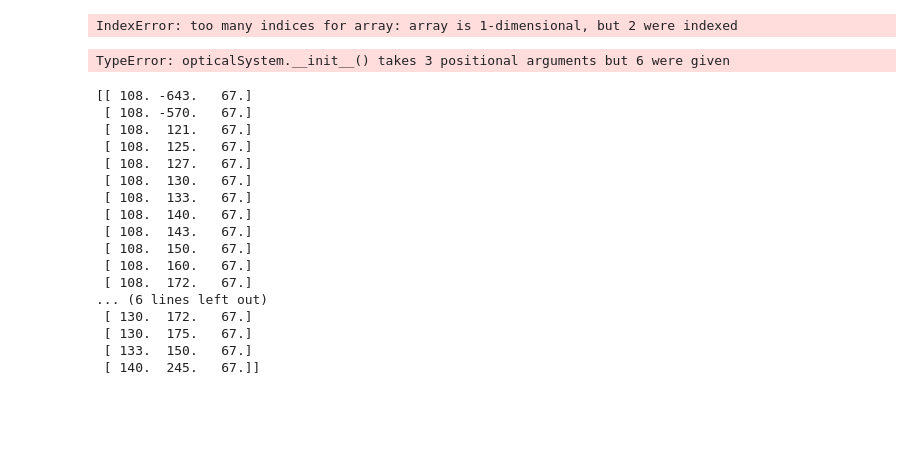
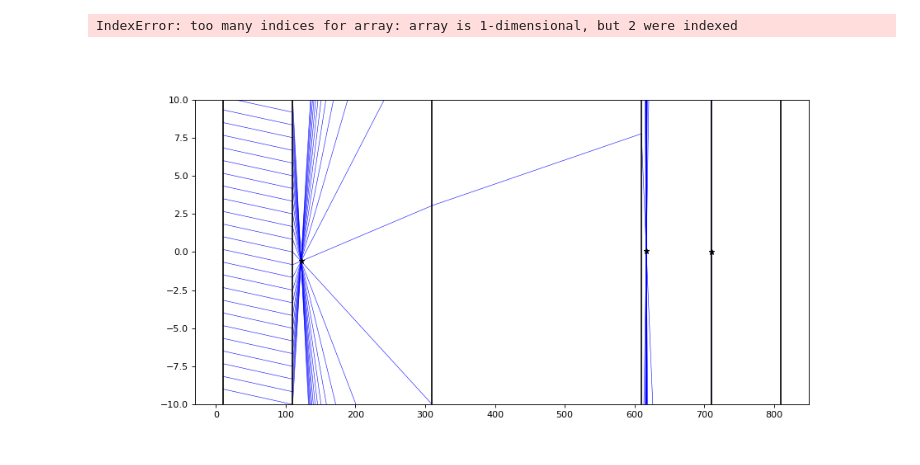
Before and after one commit to Leviticoos/Digichrome, a Jupyter notebook: Lens Sim/LensAnalysis2.ipynb, the cells around one changed output. Drawn from its saved outputs; the diff is of its cells as text; code cells hidden in the pictures; blank space fills up the shorter version.

```diff
--- a/Lens Sim/LensAnalysis2.ipynb
+++ b/Lens Sim/LensAnalysis2.ipynb
@@ -20,7 +20,7 @@ class opticalSystem:
         y0 = y1 + (rayC*self.delX[0])
         y = [y0, y1]
         slope = rayC
-        for i in range(0,len(self.c)-1):
+        for i in range(0,len(self.c)):
             slope = slope + self.c[i]*y[-1]
             y.append(y[-1] - slope*self.delX[i])
 
@@ -174,58 +174,35 @@ plotLenses(100*data[:,3], data[:,1]/data[:,3], 'Focal Length vs Filter Magnifica
 The list is now 0 long
 IndexError: too many indices for array: array is 1-dimensional, but 2 were indexed
 # %%
-# params ordered inner image x, " y, outer image x, " y, focal length 1, 2, 3, gap1, gap2, optical center x, "y
-for i in np.arange(0,15,1):
-    #EXAMPLE:intersection of two rays put through an optical system, as well as graphic output of said rays
-    lens1Focal = data[i,4]
-    lens2Focal = data[i,5]
-    lens3Focal = data[i,6]
-    gap1 = data[i,7]
-    gap2 = data[i,8]
-    lens1 = opticalSystem(lens1Focal, gap1, lens2Focal, gap2, lens3Focal)
-    rays = imageRays(9999,1000,10,25)
+def rayTracePlot(lens, rays=imageRays(9999,1000,10,25)):
+        '''This function takes in a lens object and optionally a set of incoming rays (if null, will use generic rays)
+        It outputs nothing, but makes a pretty ray trace graph!'''
 
-    x = []
-    y = []
+        X = []
+        y = []
 
-    for i in range(0,len(rays[:,0]),1):
-        tracedRay = lens1.simRay(rays[i,0],rays[i,1])
-        x.append(tracedRay[0])
-        y.append(tracedRay[1])
+        #calculate y values
+        for i in range(0,len(rays[:,0]),1):
+            tracedRay = lens.simRay(rays[i,0],rays[i,1])
+            X.append(tracedRay[0])
+            y.append(tracedRay[1])
 
-    plt.figure(figsize=(12, 6), dpi=80)
-    plt.ylim((-10, 10))
-    for i in range(0,len(rays[:,0]),1):
-        plt.plot(x[i],y[i],'b',linewidth=0.5)
+        #pretty prams
+        plt.figure(figsize=(12, 6), dpi=80)
+        plt.ylim((-10, 10))
 
+        #plot ray lines
+        for i in range(0,len(rays[:,0]),1):
+            plt.plot(X[i],y[i],'b',linewidth=0.5)
 
-    plt.axvline(x = 0, color = 'k', label = 'axvline - full height')
-    plt.axvline(x = gap1, color = 'k', label = 'axvline - full height')
-    plt.axvline(x = gap2+gap1, color = 'k', label = 'axvline - full height')
+        #draw verticle lines for lens centers
+        for v in np.array(X)[0,:]:
+            plt.axvline(x = v, color = 'k', label = 'axvline - full height')
 
-
-    images = intersection(x[0],y[0],x[9],y[9])
-    plt.plot(images[:,0],images[:,1],'k*')
+        #plot a star where rays intersect
+        images = intersection(X[0],y[0],X[-1],y[-1])
+        plt.plot(images[:,0],images[:,1],'k*')
-# %% [output]
-TypeError: opticalSystem.__init__() takes 3 positional arguments but 6 were given
 # %%
-# params ordered inner image x, " y, outer image x, " y, focal length 1, 2, 3, gap1, gap2, optical center x, "y
-print(data[:,[4,5,6]])
+rayTracePlot(opticalSystem([6,200,20,.0001], [10, 100, 200, 300, 100,100]))
 # %% [output]
-[[ 108. -643.   67.]
- [ 108. -570.   67.]
- [ 108.  121.   67.]
- [ 108.  125.   67.]
- [ 108.  127.   67.]
- [ 108.  130.   67.]
- [ 108.  133.   67.]
- [ 108.  140.   67.]
- [ 108.  143.   67.]
- [ 108.  150.   67.]
- [ 108.  160.   67.]
- [ 108.  172.   67.]
-... (6 lines left out)
- [ 130.  172.   67.]
- [ 130.  175.   67.]
- [ 133.  150.   67.]
- [ 140.  245.   67.]]
+[figure, added]
```
